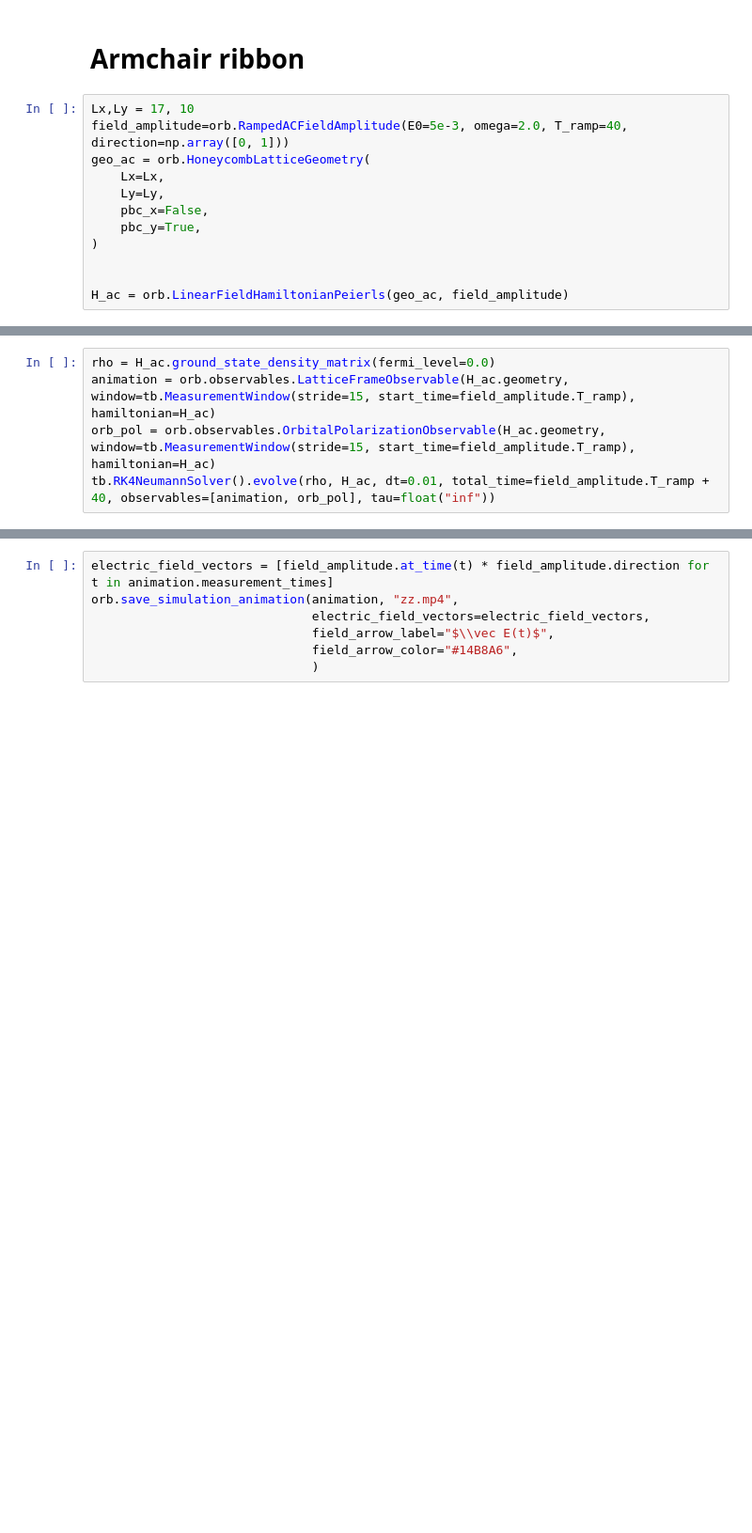
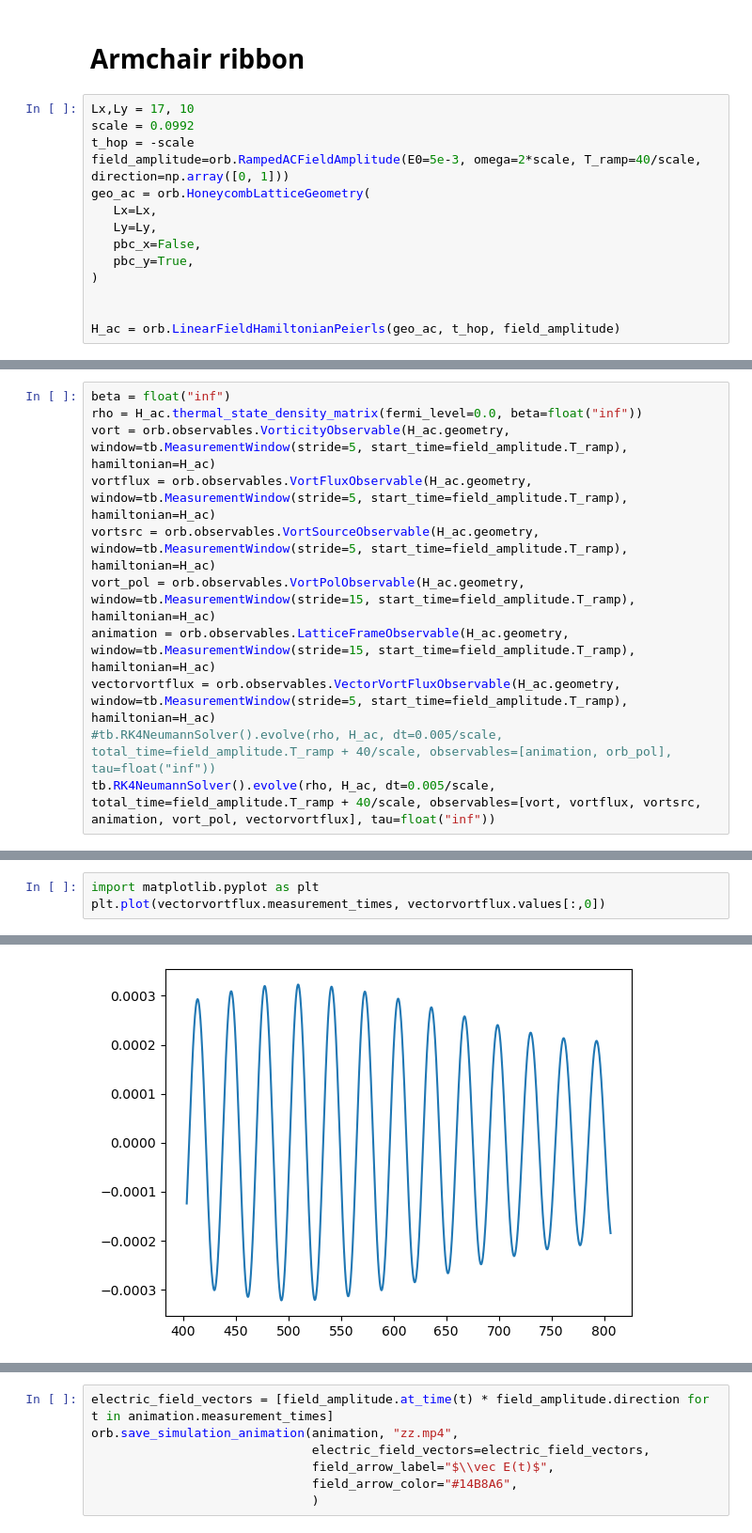
Before and after one commit to Leonard-P/realspace-tb, a Jupyter notebook: examples/find_cool_ribbons.ipynb, the cells around one changed output, grey strips where cells are left out. Shown at 94% size. Cells and saved outputs as stored; diff of their text form; blank space fills up the shorter version.

```diff
--- a/examples/find_cool_ribbons.ipynb
+++ b/examples/find_cool_ribbons.ipynb
@@ -24,13 +24,15 @@ import pickle
 # Armchair ribbon
 # %%
 Lx,Ly = 17, 10
-field_amplitude=orb.RampedACFieldAmplitude(E0=5e-3, omega=2.0, T_ramp=40, direction=np.array([0, 1]))
+scale = 0.0992
+t_hop = -scale
+field_amplitude=orb.RampedACFieldAmplitude(E0=5e-3, omega=2*scale, T_ramp=40/scale, direction=np.array([0, 1]))
 geo_ac = orb.HoneycombLatticeGeometry(
-    Lx=Lx,
-    Ly=Ly,
-    pbc_x=False,
-    pbc_y=True,
+   Lx=Lx,
+   Ly=Ly,
+   pbc_x=False,
+   pbc_y=True,
 )
 
 
-H_ac = orb.LinearFieldHamiltonianPeierls(geo_ac, field_amplitude)
+H_ac = orb.LinearFieldHamiltonianPeierls(geo_ac, t_hop, field_amplitude)
@@ -37,5 +68,11 @@ H_ac = orb.LinearFieldHamiltonianPeierls(geo_ac, field_amplitude)
 # %%
-rho = H_ac.ground_state_density_matrix(fermi_level=0.0)
+beta = float("inf")
+rho = H_ac.thermal_state_density_matrix(fermi_level=0.0, beta=float("inf"))
+vort = orb.observables.VorticityObservable(H_ac.geometry, window=tb.MeasurementWindow(stride=5, start_time=field_amplitude.T_ramp), hamiltonian=H_ac)
+vortflux = orb.observables.VortFluxObservable(H_ac.geometry, window=tb.MeasurementWindow(stride=5, start_time=field_amplitude.T_ramp), hamiltonian=H_ac)
+vortsrc = orb.observables.VortSourceObservable(H_ac.geometry, window=tb.MeasurementWindow(stride=5, start_time=field_amplitude.T_ramp), hamiltonian=H_ac)
+vort_pol = orb.observables.VortPolObservable(H_ac.geometry, window=tb.MeasurementWindow(stride=15, start_time=field_amplitude.T_ramp), hamiltonian=H_ac)
 animation = orb.observables.LatticeFrameObservable(H_ac.geometry, window=tb.MeasurementWindow(stride=15, start_time=field_amplitude.T_ramp), hamiltonian=H_ac)
-orb_pol = orb.observables.OrbitalPolarizationObservable(H_ac.geometry, window=tb.MeasurementWindow(stride=15, start_time=field_amplitude.T_ramp), hamiltonian=H_ac)
-tb.RK4NeumannSolver().evolve(rho, H_ac, dt=0.01, total_time=field_amplitude.T_ramp + 40, observables=[animation, orb_pol], tau=float("inf"))
+vectorvortflux = orb.observables.VectorVortFluxObservable(H_ac.geometry, window=tb.MeasurementWindow(stride=5, start_time=field_amplitude.T_ramp), hamiltonian=H_ac)
+#tb.RK4NeumannSolver().evolve(rho, H_ac, dt=0.005/scale, total_time=field_amplitude.T_ramp + 40/scale, observables=[animation, orb_pol], tau=float("inf"))
+tb.RK4NeumannSolver().evolve(rho, H_ac, dt=0.005/scale, total_time=field_amplitude.T_ramp + 40/scale, observables=[vort, vortflux, vortsrc, animation, vort_pol, vectorvortflux], tau=float("inf"))
@@ -41,0 +91,4 @@ tb.RK4NeumannSolver().evolve(rho, H_ac, dt=0.01, total_time=field_amplitude.T_ra
+# %%
+import matplotlib.pyplot as plt
+plt.plot(vectorvortflux.measurement_times, vectorvortflux.values[:,0])
+# %% [output]
@@ -41,0 +96 @@ tb.RK4NeumannSolver().evolve(rho, H_ac, dt=0.01, total_time=field_amplitude.T_ra
+[figure, added]
```
Also changed, not shown: parts of 13 cells of this notebook.
